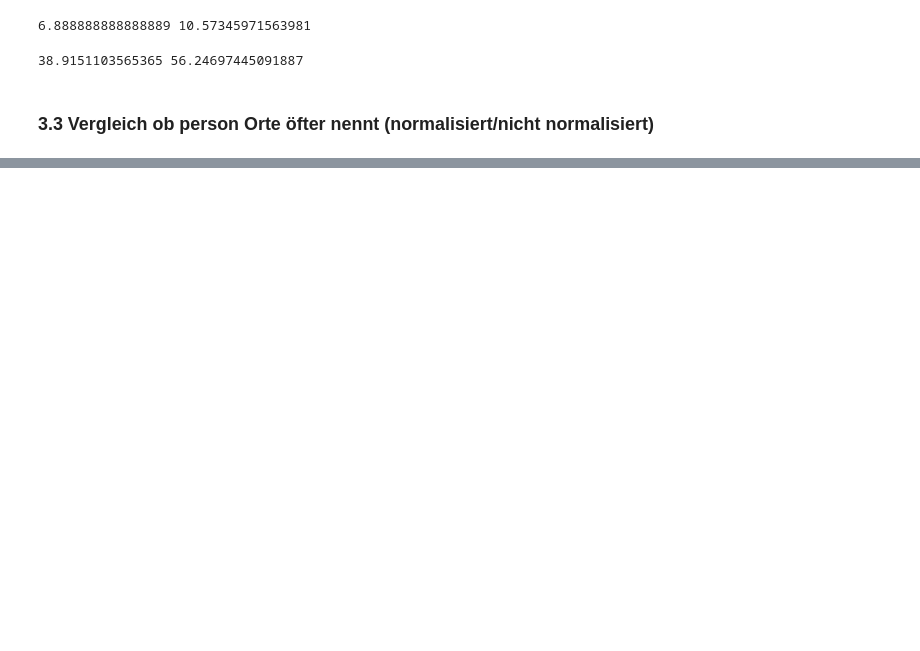
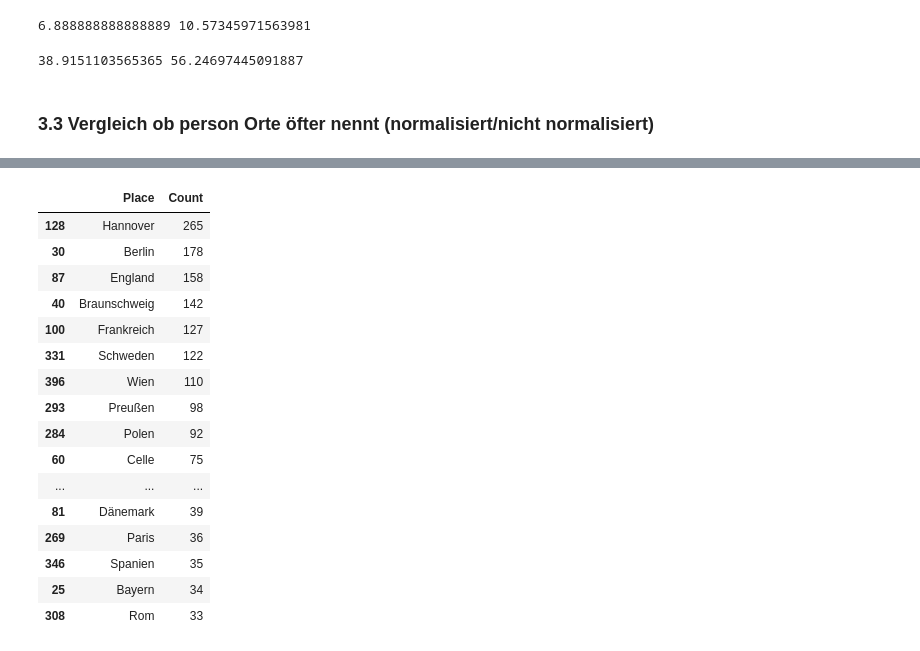
Before and after one commit to Sprum/Leibnitz_letters, a Jupyter notebook: analysis/Analysis.ipynb, the cells around one changed output, grey strips where cells are left out. Saved outputs shown, nothing was run; the diff lists cells and outputs as text; code cells hidden in the pictures; blank space fills up the shorter version.

```diff
--- a/analysis/Analysis.ipynb
+++ b/analysis/Analysis.ipynb
@@ -208,0 +353,20 @@ print(place_per_word_sophie, place_per_word_leibnitz)
+# %%
+all.head(20)
+# %% [output]
+|  | Place | Count |
+| 128 | Hannover | 265 |
+| 30 | Berlin | 178 |
+| 87 | England | 158 |
+| 40 | Braunschweig | 142 |
+| 100 | Frankreich | 127 |
+| 331 | Schweden | 122 |
+| 396 | Wien | 110 |
+| 293 | Preußen | 98 |
+| 284 | Polen | 92 |
+| 60 | Celle | 75 |
+| ... | ... | ... |
+| 81 | Dänemark | 39 |
+| 269 | Paris | 36 |
+| 346 | Spanien | 35 |
+| 25 | Bayern | 34 |
+| 308 | Rom | 33 |
```
Also changed, not shown: parts of 19 cells of this notebook, 6 other files.
